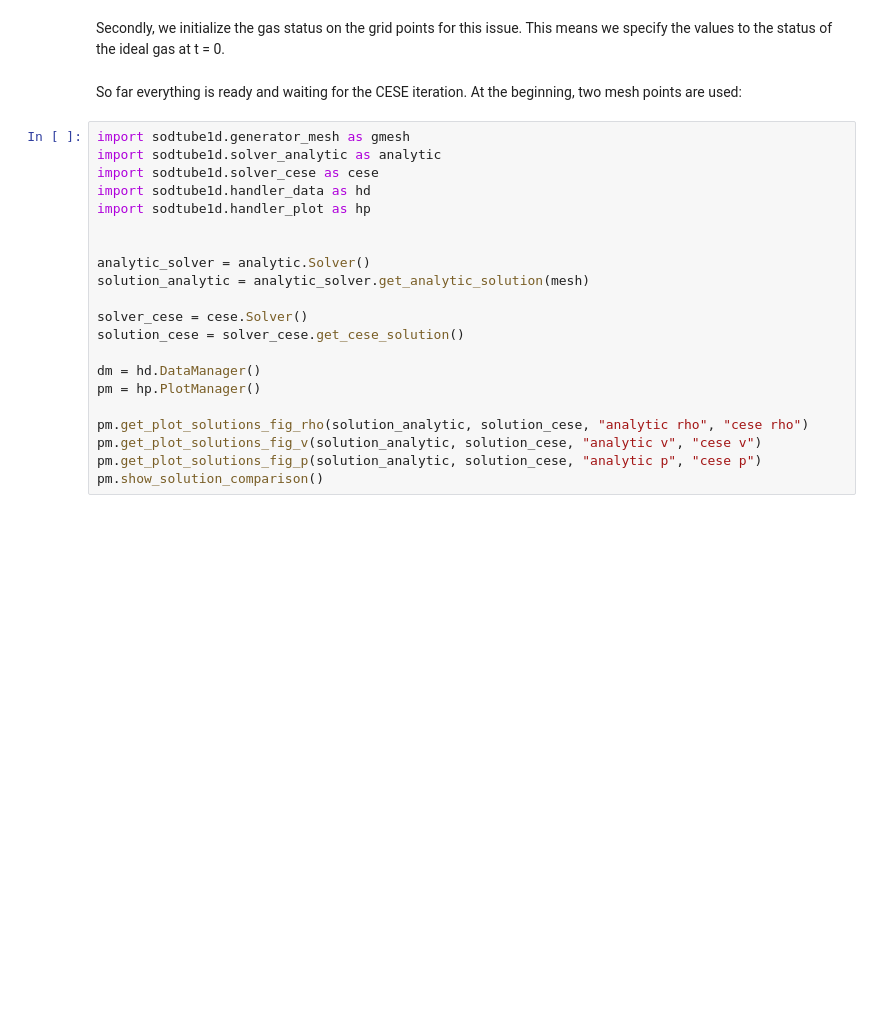
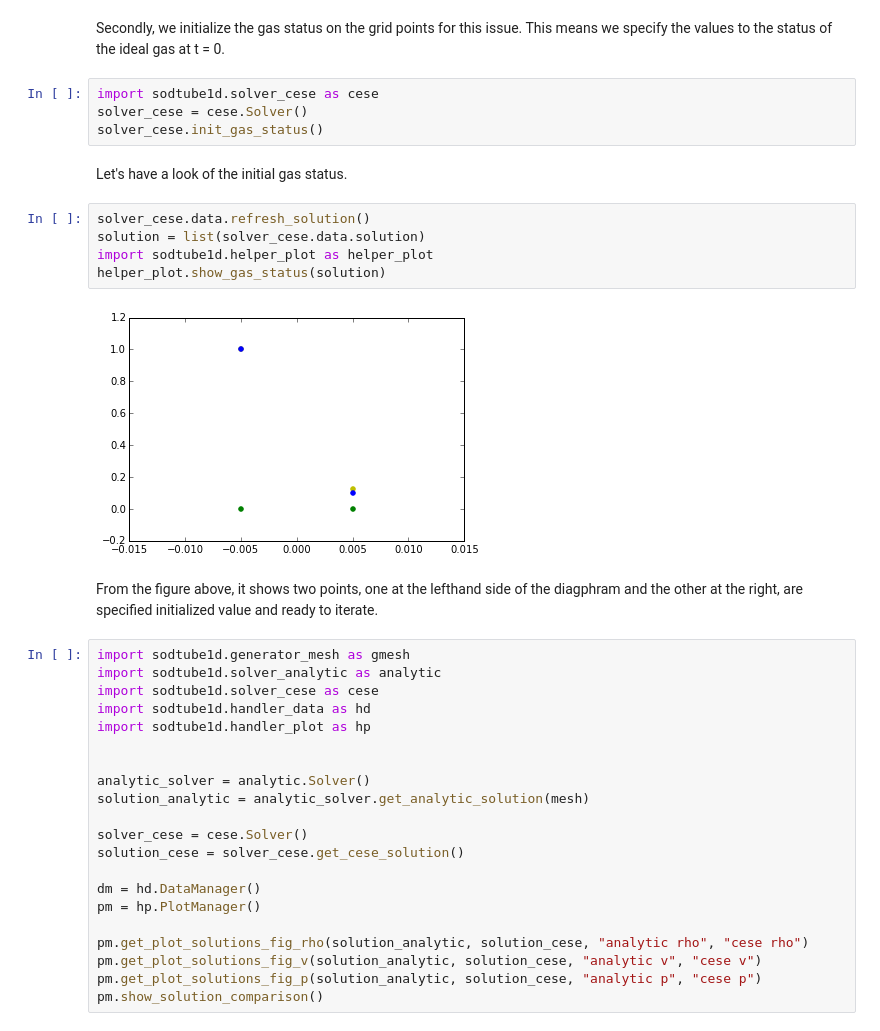
Before and after one commit to solvcon/solvcon, a Jupyter notebook: sandbox/gas/tube/sodtube1d.ipynb, the cells around one changed output. Saved outputs shown, nothing was run; the diff lists cells and outputs as text; blank space fills up the shorter version.

Commit message:
figure to show the initial state

```diff
--- a/sandbox/gas/tube/sodtube1d.ipynb
+++ b/sandbox/gas/tube/sodtube1d.ipynb
@@ -34,8 +35,21 @@ generator_mesh.show_mesh_in_space_time_ipynb(highlight=True, bound_x=0.0250, bou
 [figure]
 # %% [markdown]
 Secondly, we initialize the gas status on the grid points for this issue. This means we specify the values to the status of the ideal gas at t = 0.
-# %% [markdown]
-So far everything is ready and waiting for the CESE iteration. At the beginning, two mesh points are used:
+# %%
+import sodtube1d.solver_cese as cese
+solver_cese = cese.Solver()
+solver_cese.init_gas_status()
+# %% [markdown]
+Let's have a look of the initial gas status.
+# %%
+solver_cese.data.refresh_solution()
+solution = list(solver_cese.data.solution)
+import sodtube1d.helper_plot as helper_plot
+helper_plot.show_gas_status(solution)
+# %% [output]
+[figure, added]
+# %% [markdown]
+From the figure above, it shows two points, one at the lefthand side of the diagphram and the other at the right, are specified initialized value and ready to iterate.
 # %%
 import sodtube1d.generator_mesh as gmesh
 import sodtube1d.solver_analytic as analytic
```
Also changed, not shown: parts of 2 cells of this notebook, 1 other file.
